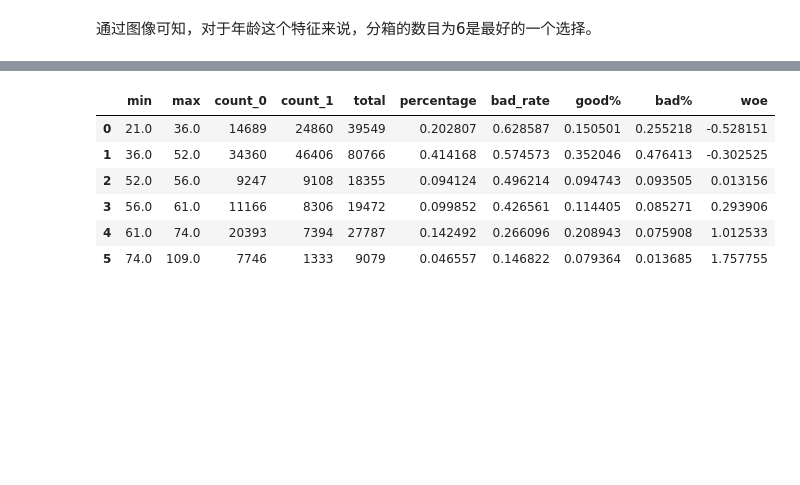
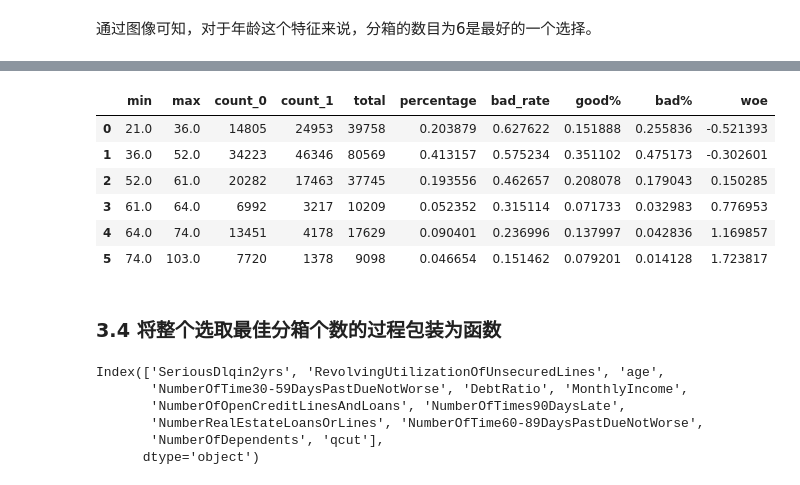
Before and after one commit to JiapengZhang1234/data_analysis, a Jupyter notebook: credit_card_A.ipynb, the cells around one changed output, grey strips where cells are left out. Cells and saved outputs as stored; diff of their text form; code cells hidden in the pictures; blank space fills up the shorter version.

```diff
--- a/credit_card_A.ipynb
+++ b/credit_card_A.ipynb
@@ -457,7 +505,4 @@ $\mathrm{WOE}_{\mathrm{i}}=\ln \left(\frac{\operatorname{good} \%}{\mathrm{bad}
 第二，确保每一组中都要包含两种类别的样本，否则IV值无法计算。
 第三，对相邻的组进行卡方检验，卡方检验的P值很大的组进行合并，直到数据的组数小于设定的N箱为止。
 第四，观察不同分箱个数下IV值的变化，找出最合适的分箱个数（在信息损失尽可能小的情况下，减少分箱的个数）。
-# %%
-model_data = pd.read_csv(r"D:\DataSet\GiveMeSomeCredit\model_data.csv")
-vali_data = pd.read_csv(r"D:\DataSet\GiveMeSomeCredit\vali_data.csv")
 # %% [markdown]
@@ -775,5 +827,6 @@ num_bins_
 # %%
-#总体实现
+num_bins_ = num_bins.copy()  #重新加载数据
+
 IV = []
 axisx = []
 
@@ -832,6 +886,8 @@ def get_bin(num_bins_,n):
 
     return num_bins_
 # %%
+num_bins_ = num_bins.copy()  #重新加载数据
+
 afterbins = get_bin(num_bins_,6)
 afterbins
 # %% [output]
@@ -844,11 +900,13 @@ afterbins
 # %%
-bins_df = get_woe(num_bins_)
+bins_df = get_woe(afterbins)
 bins_df
 # %% [output]
 |  | min | max | count_0 | count_1 | total | percentage | bad_rate | good% | bad% | woe |
-| 0 | 21.0 | 36.0 | 14689 | 24860 | 39549 | 0.202807 | 0.628587 | 0.150501 | 0.255218 | -0.528151 |
-| 1 | 36.0 | 52.0 | 34360 | 46406 | 80766 | 0.414168 | 0.574573 | 0.352046 | 0.476413 | -0.302525 |
-| 2 | 52.0 | 56.0 | 9247 | 9108 | 18355 | 0.094124 | 0.496214 | 0.094743 | 0.093505 | 0.013156 |
-| 3 | 56.0 | 61.0 | 11166 | 8306 | 19472 | 0.099852 | 0.426561 | 0.114405 | 0.085271 | 0.293906 |
-| 4 | 61.0 | 74.0 | 20393 | 7394 | 27787 | 0.142492 | 0.266096 | 0.208943 | 0.075908 | 1.012533 |
-| 5 | 74.0 | 109.0 | 7746 | 1333 | 9079 | 0.046557 | 0.146822 | 0.079364 | 0.013685 | 1.757755 |
+| 0 | 21.0 | 36.0 | 14805 | 24953 | 39758 | 0.203879 | 0.627622 | 0.151888 | 0.255836 | -0.521393 |
+| 1 | 36.0 | 52.0 | 34223 | 46346 | 80569 | 0.413157 | 0.575234 | 0.351102 | 0.475173 | -0.302601 |
+| 2 | 52.0 | 61.0 | 20282 | 17463 | 37745 | 0.193556 | 0.462657 | 0.208078 | 0.179043 | 0.150285 |
+| 3 | 61.0 | 64.0 | 6992 | 3217 | 10209 | 0.052352 | 0.315114 | 0.071733 | 0.032983 | 0.776953 |
+| 4 | 64.0 | 74.0 | 13451 | 4178 | 17629 | 0.090401 | 0.236996 | 0.137997 | 0.042836 | 1.169857 |
+| 5 | 74.0 | 103.0 | 7720 | 1378 | 9098 | 0.046654 | 0.151462 | 0.079201 | 0.014128 | 1.723817 |
+# %% [markdown]
+### 3.4 将整个选取最佳分箱个数的过程包装为函数
@@ -854,0 +1013,9 @@ bins_df
+# %%
+model_data.columns
+# %% [output]
+Index(['SeriousDlqin2yrs', 'RevolvingUtilizationOfUnsecuredLines', 'age',
+       'NumberOfTime30-59DaysPastDueNotWorse', 'DebtRatio', 'MonthlyIncome',
+       'NumberOfOpenCreditLinesAndLoans', 'NumberOfTimes90DaysLate',
+       'NumberRealEstateLoansOrLines', 'NumberOfTime60-89DaysPastDueNotWorse',
+       'NumberOfDependents', 'qcut'],
+      dtype='object')
```
Also changed, not shown: parts of 102 cells of this notebook.
